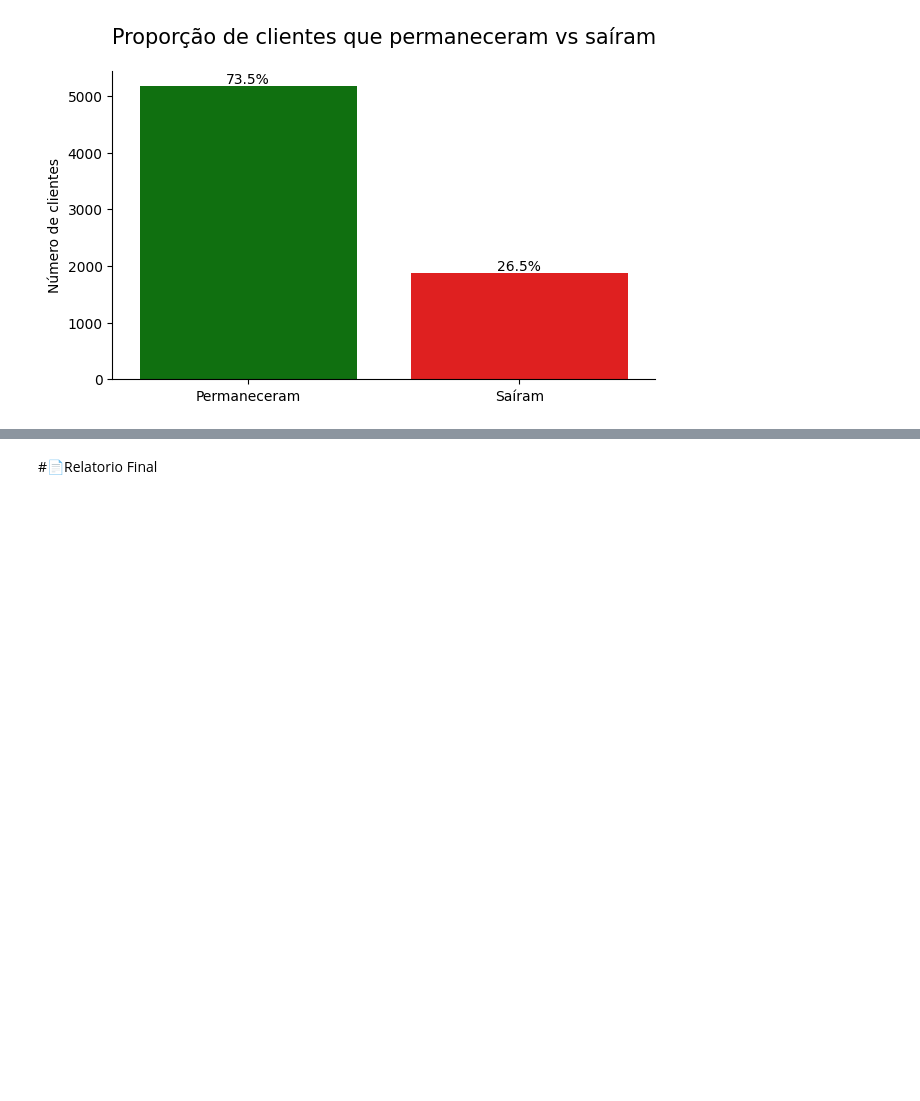
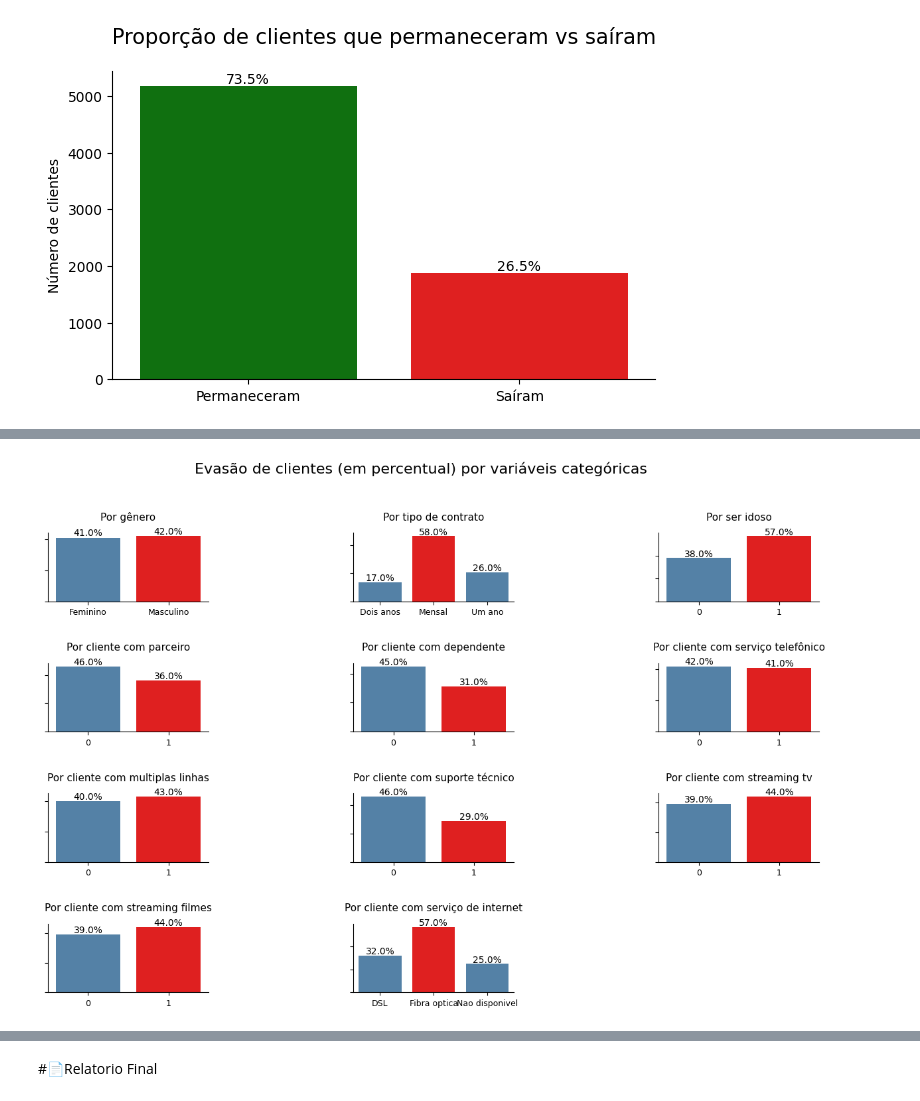
Before and after one commit to DaDosValle/telecomX_Churn, a Jupyter notebook: ETL_EDA_TELECOMX_27_12_2025.ipynb, the cells around one changed output, grey strips where cells are left out. Cells and saved outputs as stored; diff of their text form; code cells hidden in the pictures; blank space fills up the shorter version.

```diff
--- a/ETL_EDA_TELECOMX_27_12_2025.ipynb
+++ b/ETL_EDA_TELECOMX_27_12_2025.ipynb
@@ -454,0 +585,10 @@ Passing `palette` without assigning `hue` is deprecated and will be removed in v
+# %%
+churn_streamingfilmes = (
+    dados_churn_analise
+    .groupby('streaming filmes')['churn']
+    .mean()
+    .reset_index().round(2)
+)
+
+churn_streamingfilmes['churn_percentual'] = churn_streamingfilmes['churn'] * 100
+churn_streamingfilmes
@@ -454,0 +614,70 @@ Passing `palette` without assigning `hue` is deprecated and will be removed in v
+# %%
+churn_servico_internet = (
+    dados_churn_analise
+    .groupby('servico internet')['churn']
+    .mean()
+    .reset_index().round(2)
+)
+
+churn_servico_internet['churn_percentual'] = churn_servico_internet['churn'] * 100
+churn_servico_internet
+# %%
+fig, ax = plt.subplots(4, 3, figsize=(15, 9))
+
+colors = ['red' if val == df['churn_percentual'].max() else 'steelblue' for val in df['churn_percentual']]
+
+dados_titulos = [
+    (churn_genero, 'sexo', 'Por gênero'),
+    (churn_contrato, 'contrato conta', 'Por tipo de contrato'),
+    (churn_idoso, 'idoso', 'Por ser idoso'),
+    (churn_parceiro, 'possui parceiro', 'Por cliente com parceiro'),
+    (churn_dependentes, 'possui dependentes', 'Por cliente com dependente'),
+    (churn_telefone, 'servico telefone', 'Por cliente com serviço telefônico'),
+    (churn_multiplas_linhas, 'multiplas linhas', 'Por cliente com multiplas linhas'),
+    (churn_suporte, 'suporte tecnico', 'Por cliente com suporte técnico'),
+    (churn_streamingtv, 'streaming tv', 'Por cliente com streaming tv'),
+    (churn_streamingfilmes, 'streaming filmes', 'Por cliente com streaming filmes'),
+    (churn_servico_internet, 'servico internet', 'Por cliente com serviço de internet')
+]
+
+
+for i, (df, coluna, titulo) in enumerate(dados_titulos):
+    row, col = divmod(i, 3)
+    sns.barplot(
+        x=coluna,
+        y='churn_percentual',
+        data=df,
+        ax=ax[row, col],
+        palette=colors
+    )
+    ax[row, col].set_title(titulo, fontsize=11, pad=14)
+    ax[row, col].set_xlabel('')
+    ax[row, col].set_ylabel('')
+    ax[row, col].tick_params(axis='x', labelsize=9)
+    ax[row, col].tick_params(axis='y', labelleft=False)
+    fig.subplots_adjust(hspace=0.9, wspace=0.9)
+
+
+    for p in ax[row, col].patches:
+        height = p.get_height()
+        ax[row, col].text(
+            x=p.get_x() + p.get_width()/2,
+            y=height + 1.3,
+            s=f'{height:.1f}%',
+            ha='center'
+        )
+
+
+ax[3,2].axis('off')
+
+
+fig.suptitle(
+    'Evasão de clientes (em percentual) por variáveis categóricas',
+    fontsize=16,
+    y=1
+)
+
+
+sns.despine()
+plt.show()
+# %% [output]
@@ -454,0 +701 @@ Passing `palette` without assigning `hue` is deprecated and will be removed in v
+[figure, added]
```
Also changed, not shown: parts of 22 cells of this notebook.
